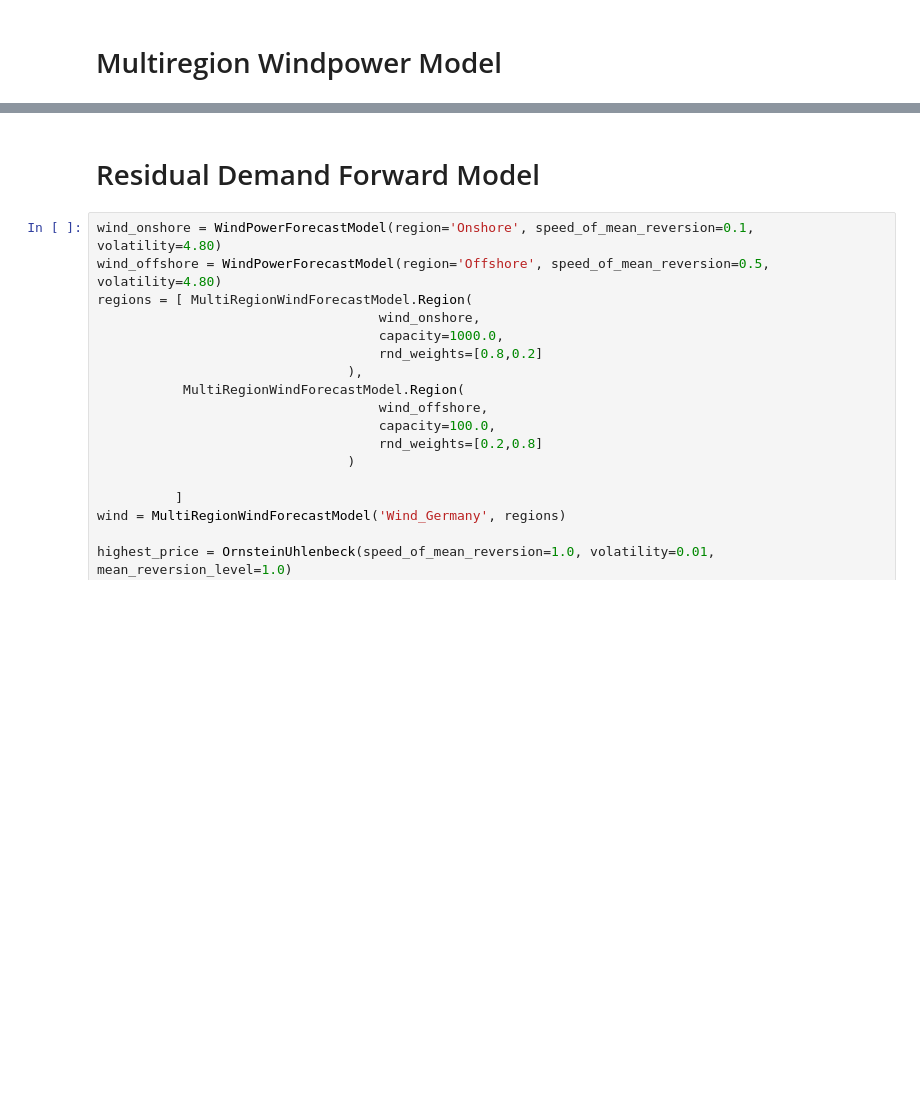
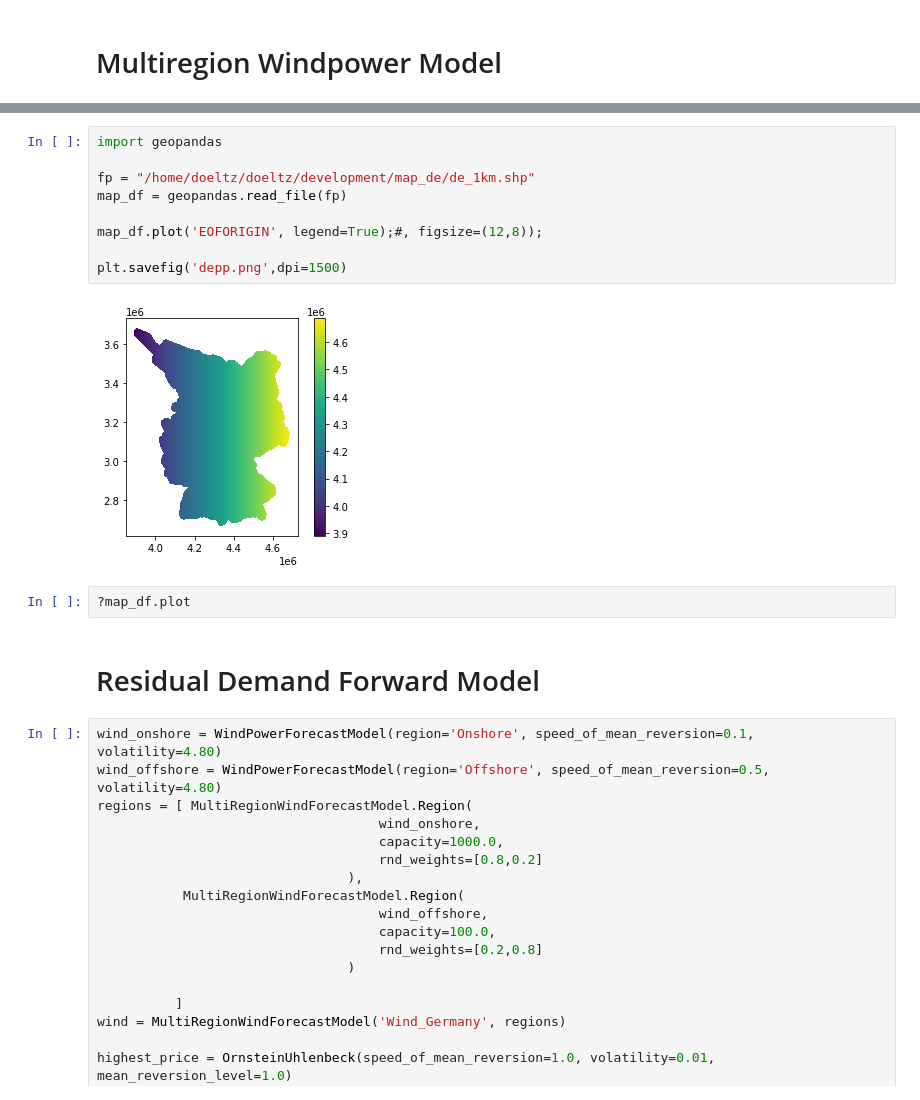
Before and after one commit to hnguyen-RIVACON/RiVaPy, a Jupyter notebook: docs/source/notebooks/models/residual_demand_forward_model_multi_region.ipynb, the cells around one changed output, grey strips where cells are left out. Drawn from its saved outputs; the diff is of its cells as text; blank space fills up the shorter version.

```diff
--- a/docs/source/notebooks/models/residual_demand_forward_model_multi_region.ipynb
+++ b/docs/source/notebooks/models/residual_demand_forward_model_multi_region.ipynb
@@ -135,3 +123,16 @@ for i,k in enumerate(['Onshore_FWD0', 'Offshore_FWD0']):
+# %%
+import geopandas
+
+fp = "/home/doeltz/doeltz/development/map_de/de_1km.shp"
+map_df = geopandas.read_file(fp)
+
+map_df.plot('EOFORIGIN', legend=True);#, figsize=(12,8));
+
+plt.savefig('depp.png',dpi=1500)
+# %% [output]
+[figure, added]
+# %%
+?map_df.plot
 # %% [markdown]
 # Residual Demand Forward Model
 # %%
```
Also changed, not shown: parts of 20 cells of this notebook, 2 other files.
